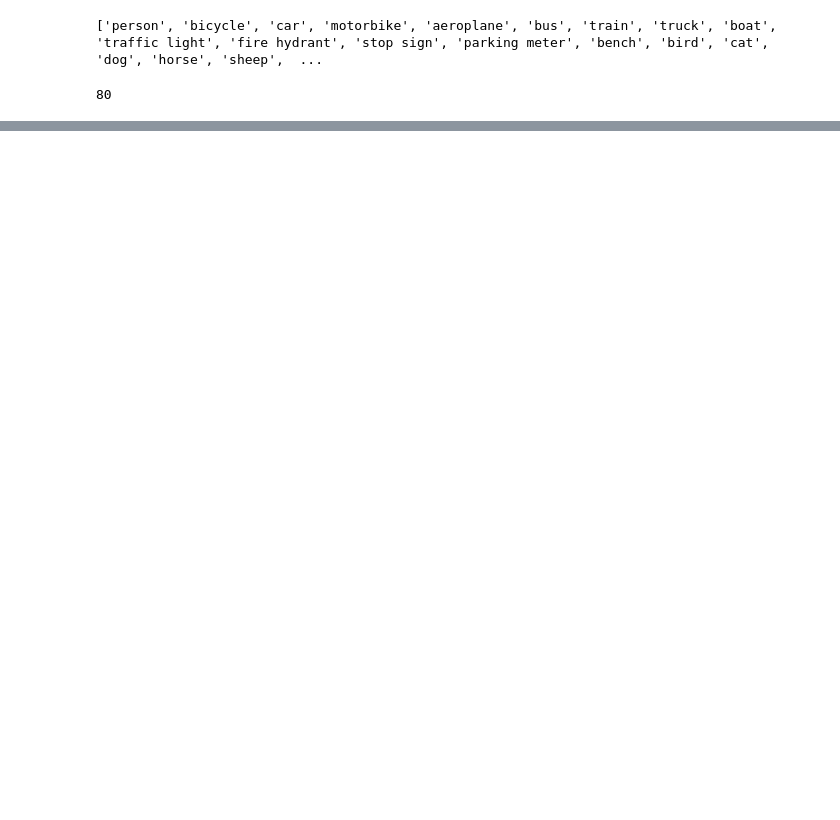
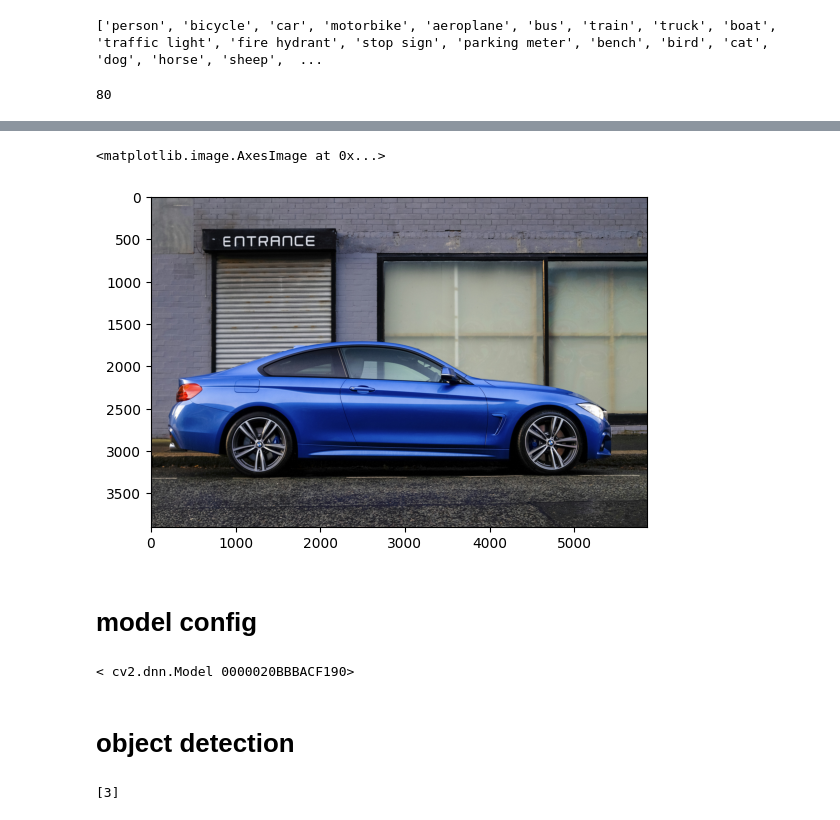
Before and after one commit to davidalias/PythonProjects, a Jupyter notebook: opencv/object_detection/ssd_mobilenetv3.ipynb, the cells around one changed output, grey strips where cells are left out. Cells and saved outputs as stored; diff of their text form; code cells hidden in the pictures; blank space fills up the shorter version.

```diff
--- a/opencv/object_detection/ssd_mobilenetv3.ipynb
+++ b/opencv/object_detection/ssd_mobilenetv3.ipynb
@@ -22,0 +30,16 @@ len(classLabels)
+# %%
+plt.imshow(cv2.cvtColor(img, cv2.COLOR_BGR2RGB))
+# %% [output]
+<matplotlib.image.AxesImage at 0x...>
+[figure, added]
+# %% [markdown]
+# model config
+# %%
+model.setInputSize(320,320) #resize input image to 320x320, before passing it to the model
+model.setInputScale(1.0/127.5)# values are in the range of 0-255, by dividing by 127.5, the values will be in the range of 0 to 2
+model.setInputMean((127.5,127.5,127.5)) #centres data range -1 to +1
+model.setInputSwapRB(True) #bgr to rgb
+# %% [output]
+< cv2.dnn.Model 0000020BBBACF190>
+# %% [markdown]
+# object detection
@@ -22,0 +48,4 @@ len(classLabels)
+# %%
+print(ClassIndex)
+# %% [output]
+[3]
```
Also changed, not shown: parts of 5 cells of this notebook, 1 other file.
